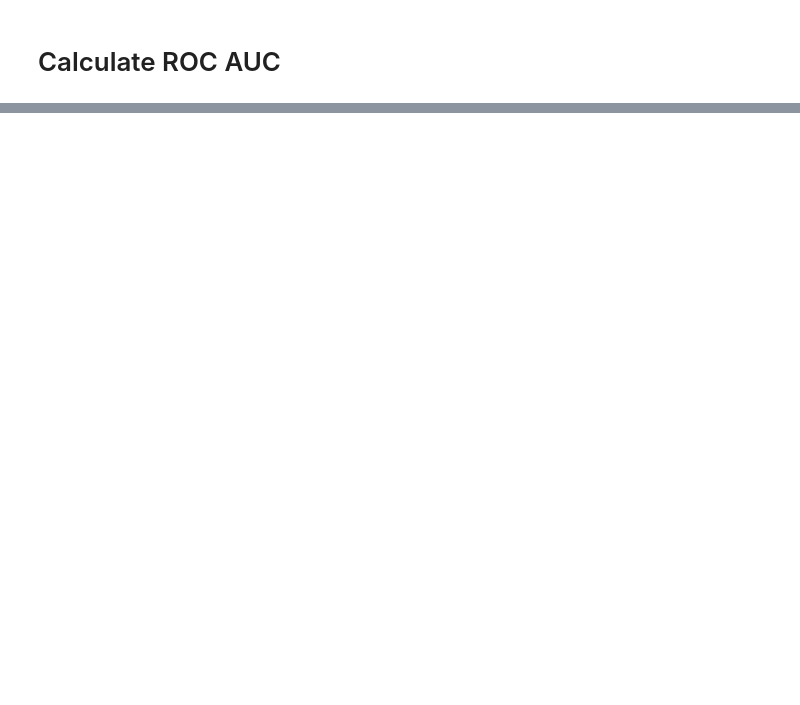
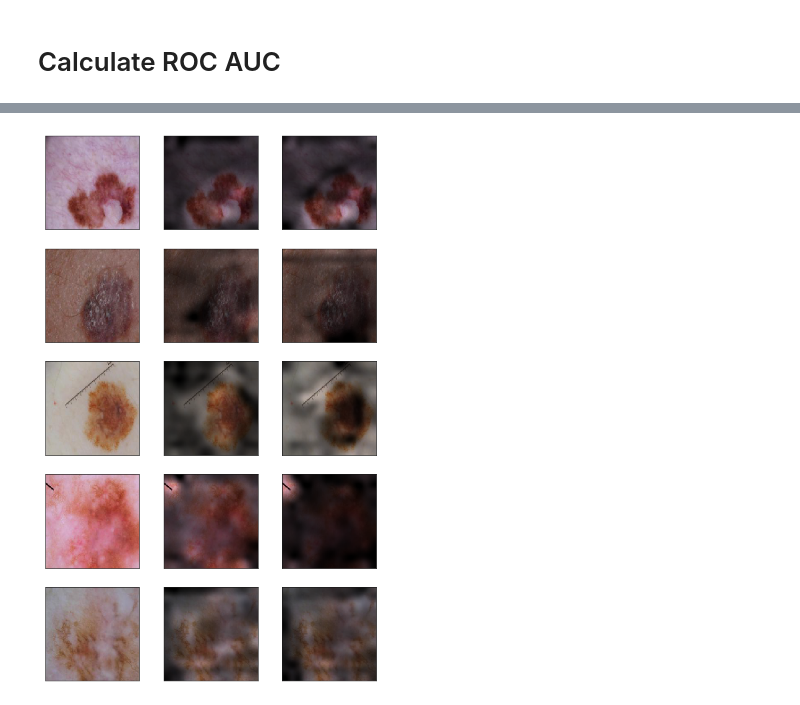
Before and after one commit to laura-rieger/deep-explanation-penalization, a Jupyter notebook: analyze/Analysis - ISIC.ipynb, the cells around one changed output, grey strips where cells are left out. Drawn from its saved outputs; the diff is of its cells as text; code cells hidden in the pictures; blank space fills up the shorter version.

```diff
--- a/analyze/Analysis - ISIC.ipynb
+++ b/analyze/Analysis - ISIC.ipynb
@@ -193,2 +109,6 @@ results['F1 score (patches)'] =[f1_scores_pid[x] for x in results['pid']]
+# %%
+img_dataset = load_img_dataset("../../../datasets/ISIC/raw_data/")
+mean = np.asarray([0.485, 0.456, 0.406])
+std = np.asarray([0.229, 0.224, 0.225])
 # %%
 
@@ -351,0 +196,18 @@ for i, (original_img, vanilla_sal, reg_sal, true_class) in enumerate(no_cancer_t
+# %%
+sns.reset_orig()
+num_rows = 5
+fig, axes = plt.subplots(ncols=3, nrows = num_rows, figsize=  (3*3, num_rows*3))
+i_small  =0
+for i, (original_img, vanilla_sal, reg_sal, true_class) in enumerate(cancer_triples[:num_rows]):
+
+
+    axes[i,0].imshow(np.clip(original_img,0,1))
+    axes[i,0].tick_params(axis='both', which='both', bottom=False, left = False, top=False, labelbottom=False, labelleft = False)
+
+    axes[i,1].imshow(vanilla_sal[:, :, None]*np.clip(original_img,0,1))
+    axes[i,1].tick_params(axis='both', which='both', bottom=False, left = False, top=False, labelbottom=False, labelleft = False)
+
+    axes[i,2].imshow(reg_sal[:, :, None]*np.clip(original_img,0,1))
+    axes[i,2].tick_params(axis='both', which='both', bottom=False, left = False, top=False, labelbottom=False, labelleft = False)
+# %% [output]
+[figure, added]
```
Also changed, not shown: parts of 28 cells of this notebook, 23 other files.
